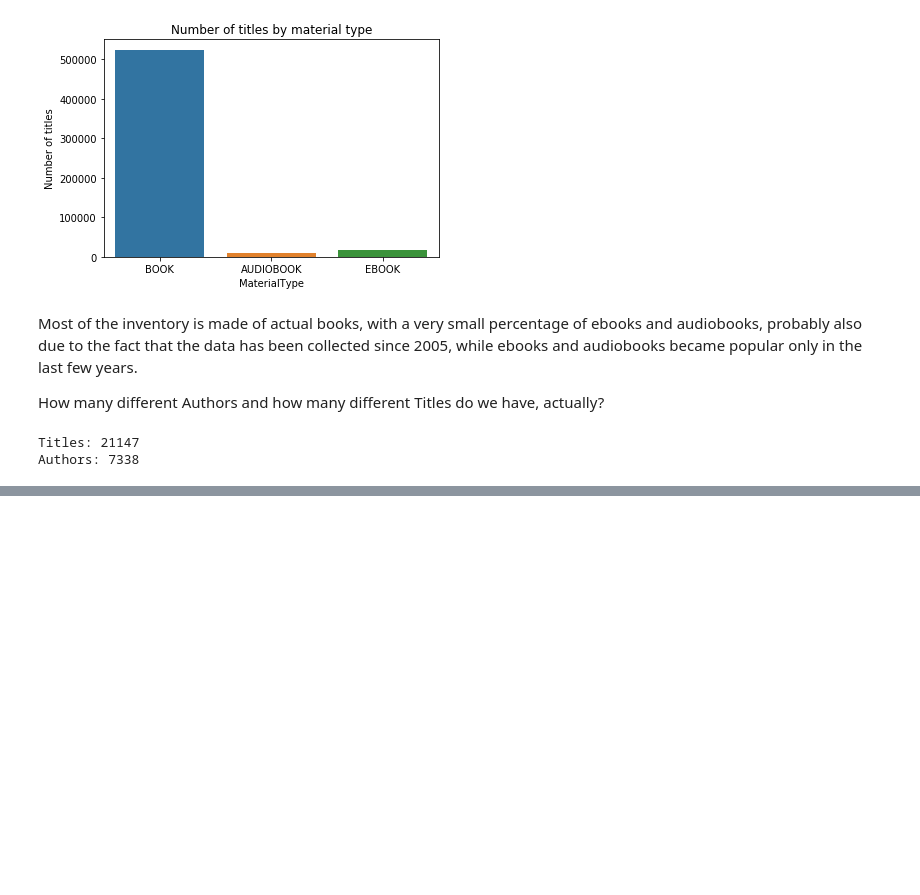
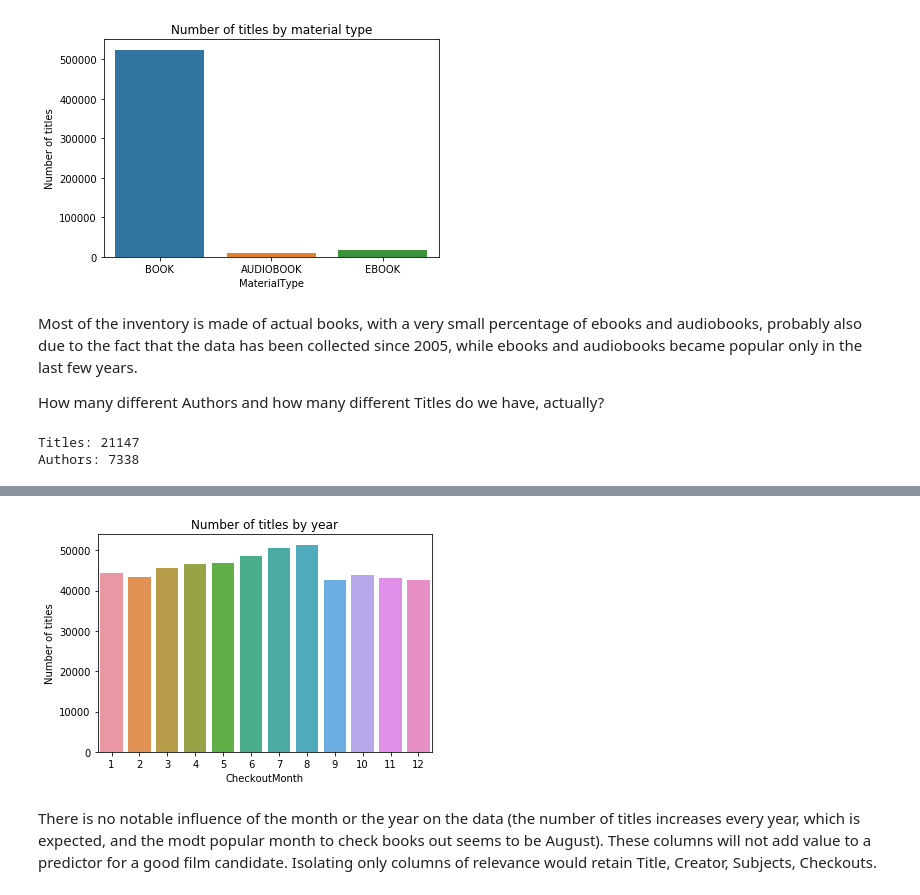
Before and after one commit to OanaTudu/BookTitleMovieCandidate, a Jupyter notebook: LibraryBooks.ipynb, the cells around one changed output, grey strips where cells are left out. Drawn from its saved outputs; the diff is of its cells as text; code cells hidden in the pictures; blank space fills up the shorter version.

```diff
--- a/LibraryBooks.ipynb
+++ b/LibraryBooks.ipynb
@@ -228,0 +251,8 @@ Authors: 7338
+# %%
+sns.countplot("CheckoutMonth", data=df1)
+plt.title("Number of titles by year")
+plt.ylabel("Number of titles");
+# %% [output]
+[figure, added]
+# %% [markdown]
+There is no notable influence of the month or the year on the data (the number of titles increases every year, which is expected, and the modt popular month to check books out seems to be August). These columns will not add value to a predictor for a good film candidate. Isolating only columns of relevance would retain Title, Creator, Subjects, Checkouts.
```
Also changed, not shown: parts of 28 cells of this notebook.
